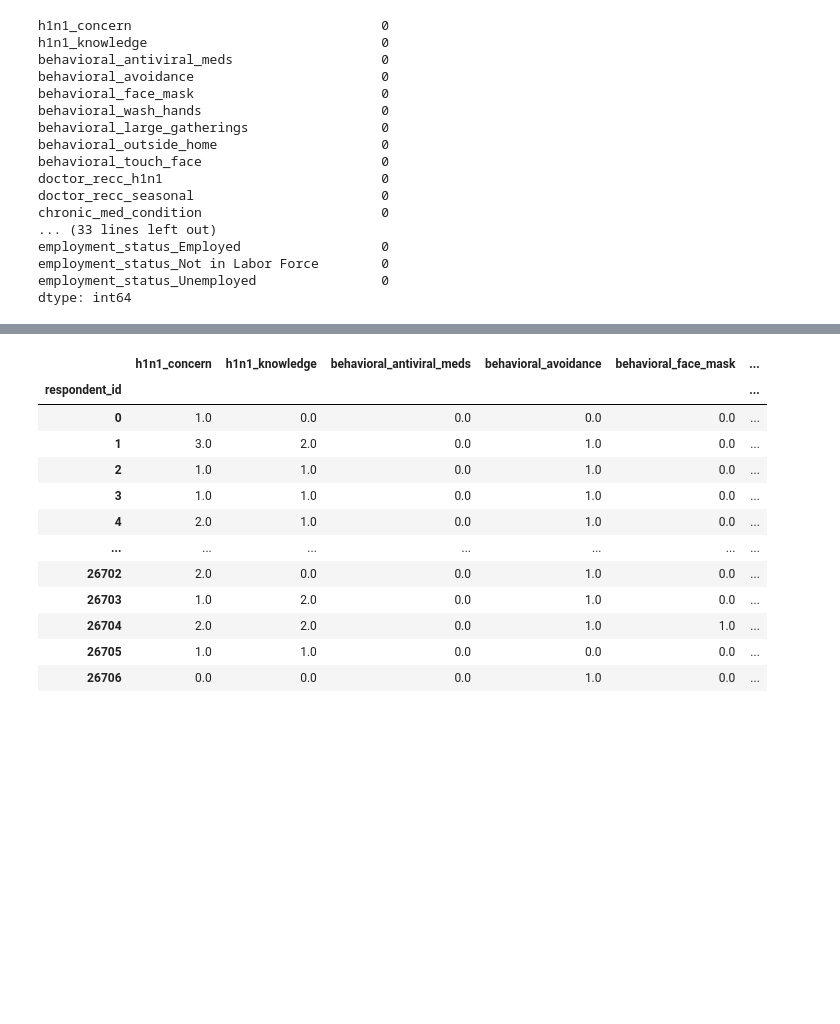
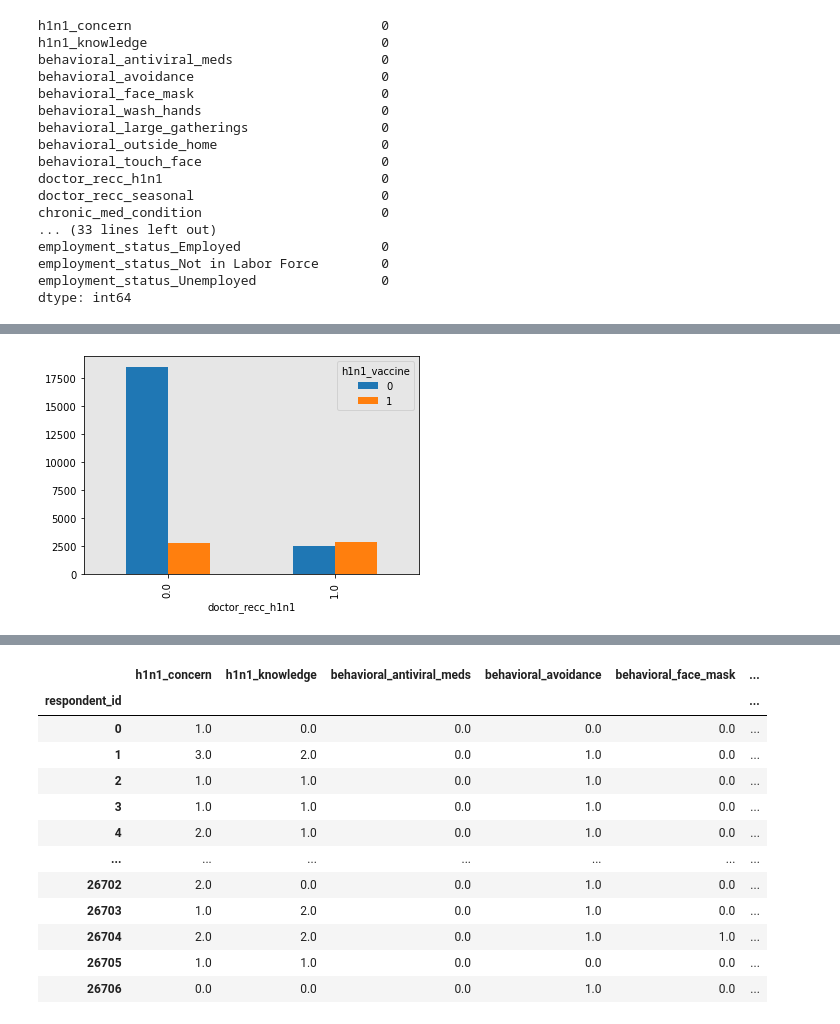
Before and after one commit to lpb3393/predict-flu-vaccine, a Jupyter notebook: predict-flu-vaccines.ipynb, the cells around one changed output, grey strips where cells are left out. Drawn from its saved outputs; the diff is of its cells as text; code cells hidden in the pictures; blank space fills up the shorter version.

```diff
--- a/predict-flu-vaccines.ipynb
+++ b/predict-flu-vaccines.ipynb
@@ -282,0 +286,10 @@ plt.show()
+# %%
+doc_recc = (df
+              .groupby(['doctor_recc_h1n1', 'h1n1_vaccine'])
+              .size()
+              .unstack('h1n1_vaccine')
+         )
+doc_recc.plot.bar()
+plt.show()
+# %% [output]
+[figure, added]
```
Also changed, not shown: parts of 11 cells of this notebook.
